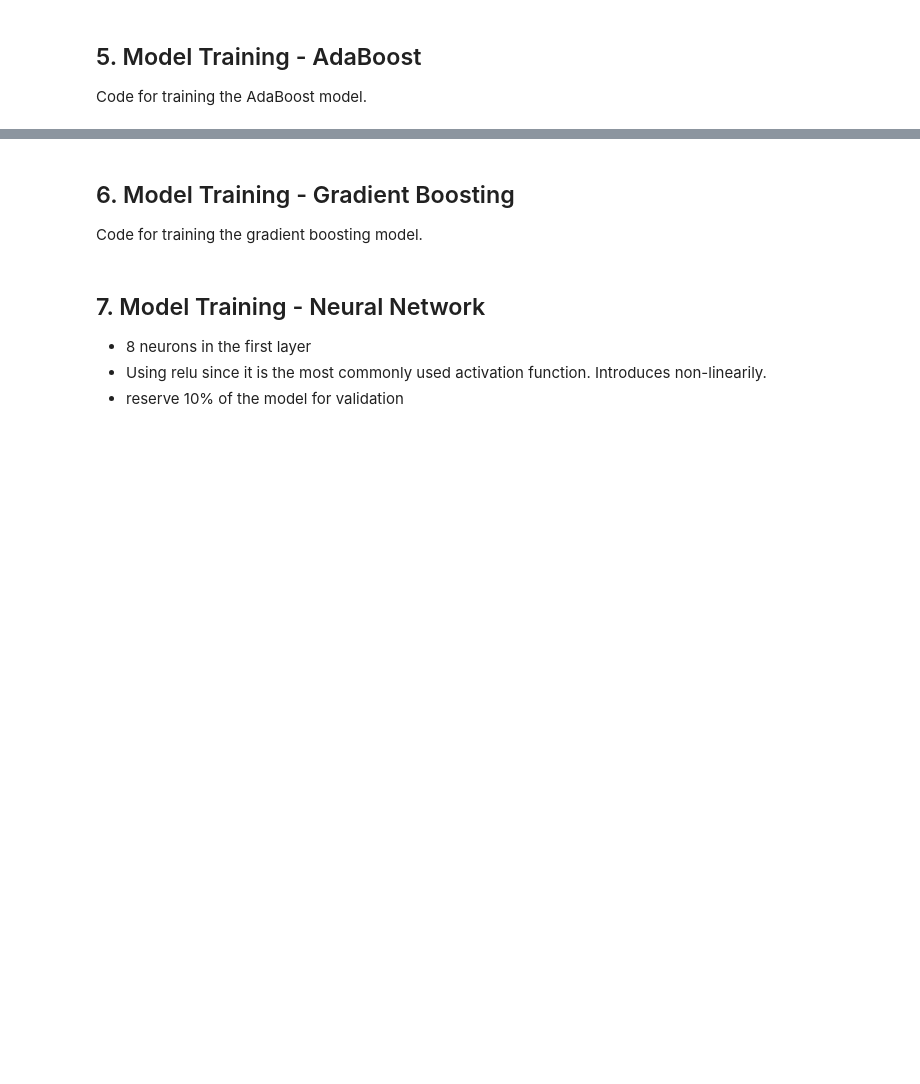
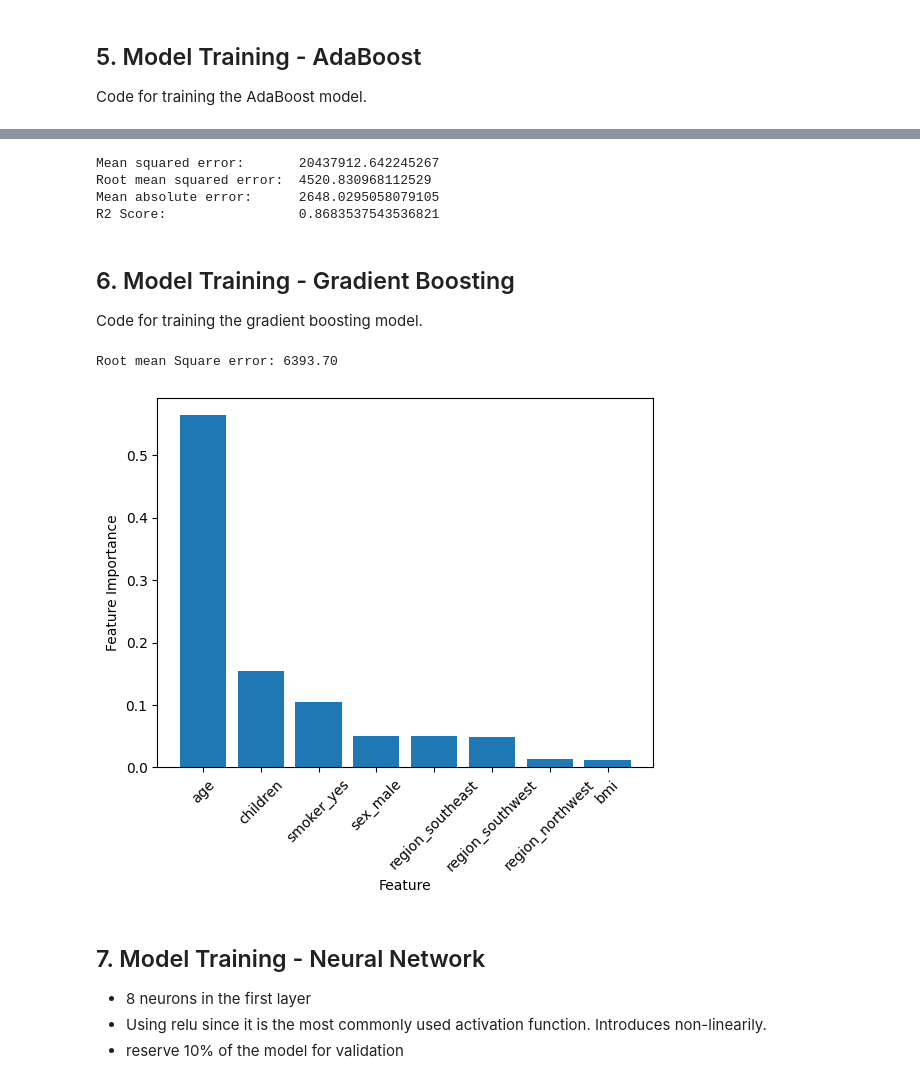
Before and after one commit to max-raney/health_insurance_ml, a Jupyter notebook: models.ipynb, the cells around one changed output, grey strips where cells are left out. Cells and saved outputs as stored; diff of their text form; code cells hidden in the pictures; blank space fills up the shorter version.

Commit message:
Added Random Forests, Adaptive Boost, and Gradient

```diff
--- a/models.ipynb
+++ b/models.ipynb
@@ -129,0 +209,12 @@ Code for training the AdaBoost model.
+# %%
+# Create parameter grid to iterate through
+num_est = np.linspace(10, 210, 11, dtype=int)
+learn_rate = [0.1, 0.01, 0.001]
+params = { 'n_estimators' : num_est, 'learning_rate' : learn_rate}
+
+# Create AB regressor model, with saved base estimator from earlier
+ABR = AdaBoostRegressor(random_state=SEED, estimator=best_est)
+
+# Perform grid search
+gs = GridSearchCV(estimator=ABR, param_grid=params, scoring=['r2'], cv=3, refit='r2')
+gs.fit(X_train, y_train)
@@ -130,6 +228,68 @@ Code for training the AdaBoost model.
+# %%
+# Save best parameters found in gridsearch, and create a new model based off these parameters
+best_num_est, best_learning_rate = gs.best_params_['n_estimators'], gs.best_params_['learning_rate']
+results = pd.DataFrame(gs.cv_results_)
+best_ABR = AdaBoostRegressor(random_state=SEED, estimator=best_est, n_estimators=best_num_est, learning_rate=best_learning_rate)
+
+# Fit training data and make prediction
+best_ABR.fit(X_train, y_train)
+ypred = best_ABR.predict(X_test)
+
+# Compute metrics of accuracy and print values
+mse = mean_squared_error(y_test, ypred)
+rootmse = np.sqrt(mse)
+mae = np.mean(np.abs(y_test-ypred))
+r2 = r2_score(y_test, ypred)
+
+print("Mean squared error:      ", mse)
+print("Root mean squared error: ", rootmse)
+print("Mean absolute error:     ", mae)
+print("R2 Score:                ", r2)
+# %% [output]
+Mean squared error:       20437912.642245267
+Root mean squared error:  4520.830968112529
+Mean absolute error:      2648.0295058079105
+R2 Score:                 0.8683537543536821
 # %% [markdown]
 ## 6. Model Training - Gradient Boosting
 Code for training the gradient boosting model.
+# %%
+# Setting SEED for reproducibility
+SEED = 2023
+
+# Instantiate Gradient Boosting Regressor
+gbr = GradientBoostingRegressor(loss='absolute_error',
+                                learning_rate=0.1,
+                                n_estimators=500,
+                                max_depth = 1,
+                                random_state = SEED,
+                                max_features = 6) #Features
+
+# Fit to training set
+gbr.fit(X_train, y_train)
+
+# Predict on test set
+pred_y = gbr.predict(X_test)
+
+# test set RMSE
+test_rmse = mean_squared_error(y_test, pred_y) ** (1 / 2)
+
+# Print rmse
+print('Root mean Square error: {:.2f}'.format(test_rmse))
+# %% [output]
+Root mean Square error: 6393.70
+# %%
+# Feature importance plot
+feature_importance = gbr.feature_importances_
+sorted_idx = np.argsort(feature_importance)[::-1]
+
+plt.bar(range(X_train.shape[1]), feature_importance[sorted_idx], align="center")
+plt.xticks(range(X_train.shape[1]), X_train.columns[sorted_idx], rotation=45)
+plt.xlabel("Feature")
+plt.ylabel("Feature Importance")
+plt.show()
+# %% [output]
+[figure, added]
 # %% [markdown]
 ## 7. Model Training - Neural Network
 - 8 neurons in the first layer
```
Also changed, not shown: parts of 5 cells of this notebook.
